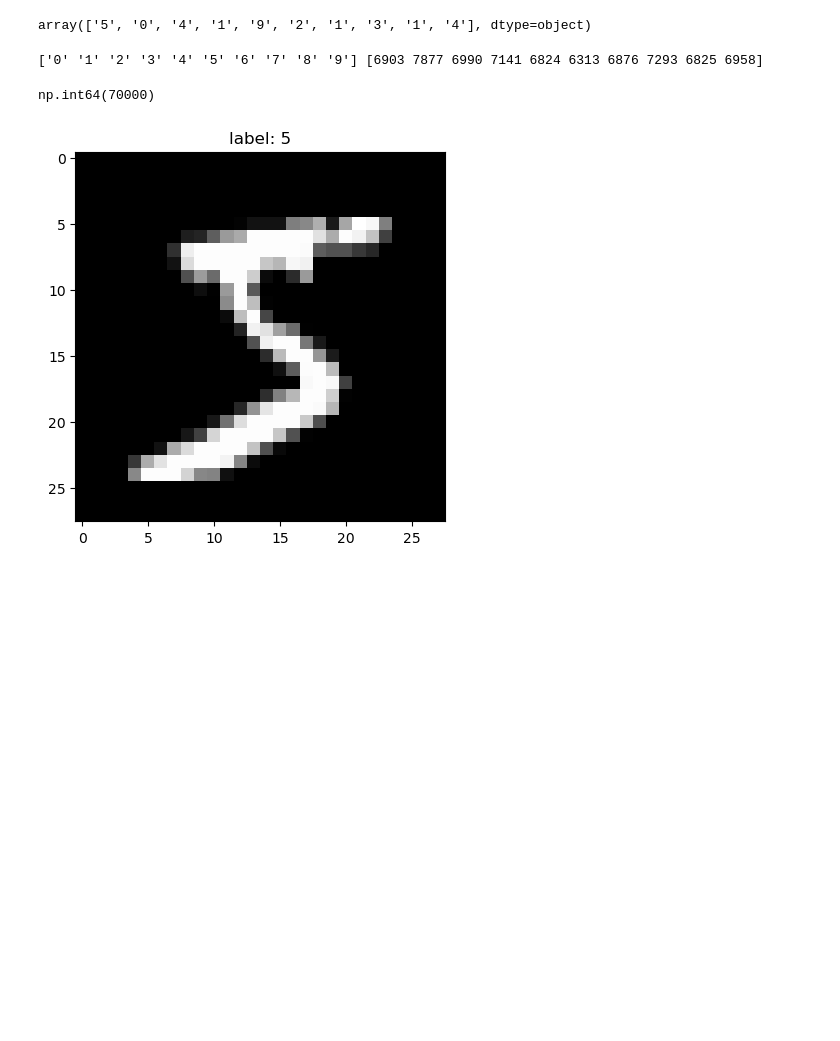
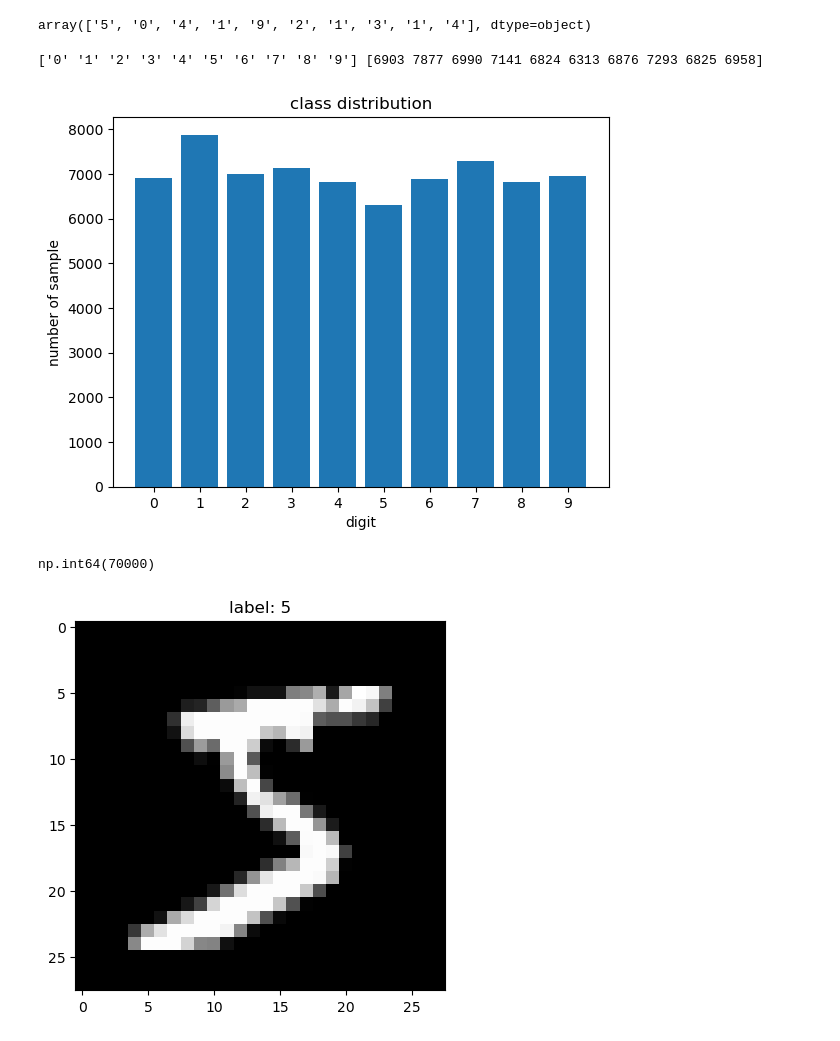
Before and after one commit to shukriaarifi/handwritten_digit_recognition, a Jupyter notebook: notebooks/mnist.ipynb, the cells around one changed output. Drawn from its saved outputs; the diff is of its cells as text; code cells hidden in the pictures; blank space fills up the shorter version.

```diff
--- a/notebooks/mnist.ipynb
+++ b/notebooks/mnist.ipynb
@@ -64,6 +64,14 @@ unique, counts=np.unique(y, return_counts=True)
 print(unique, counts)
 # %% [output]
 ['0' '1' '2' '3' '4' '5' '6' '7' '8' '9'] [6903 7877 6990 7141 6824 6313 6876 7293 6825 6958]
+# %%
+plt.bar(unique, counts)
+plt.xlabel("digit")
+plt.ylabel("number of sample")
+plt.title("class distribution")
+plt.show()
+# %% [output]
+[figure, added]
 # %%
 sum(counts)
 # %% [output]
```
Also changed, not shown: parts of 8 cells of this notebook.
